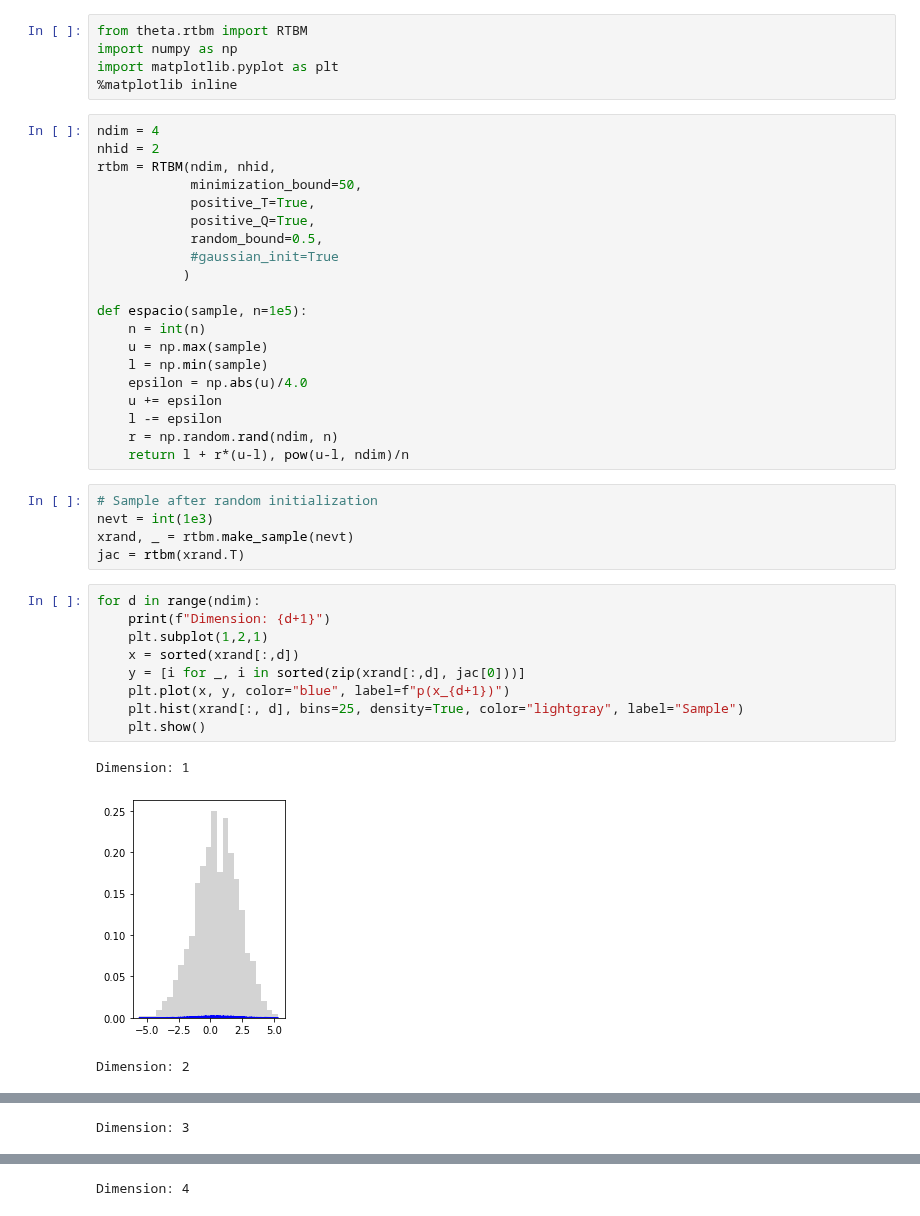
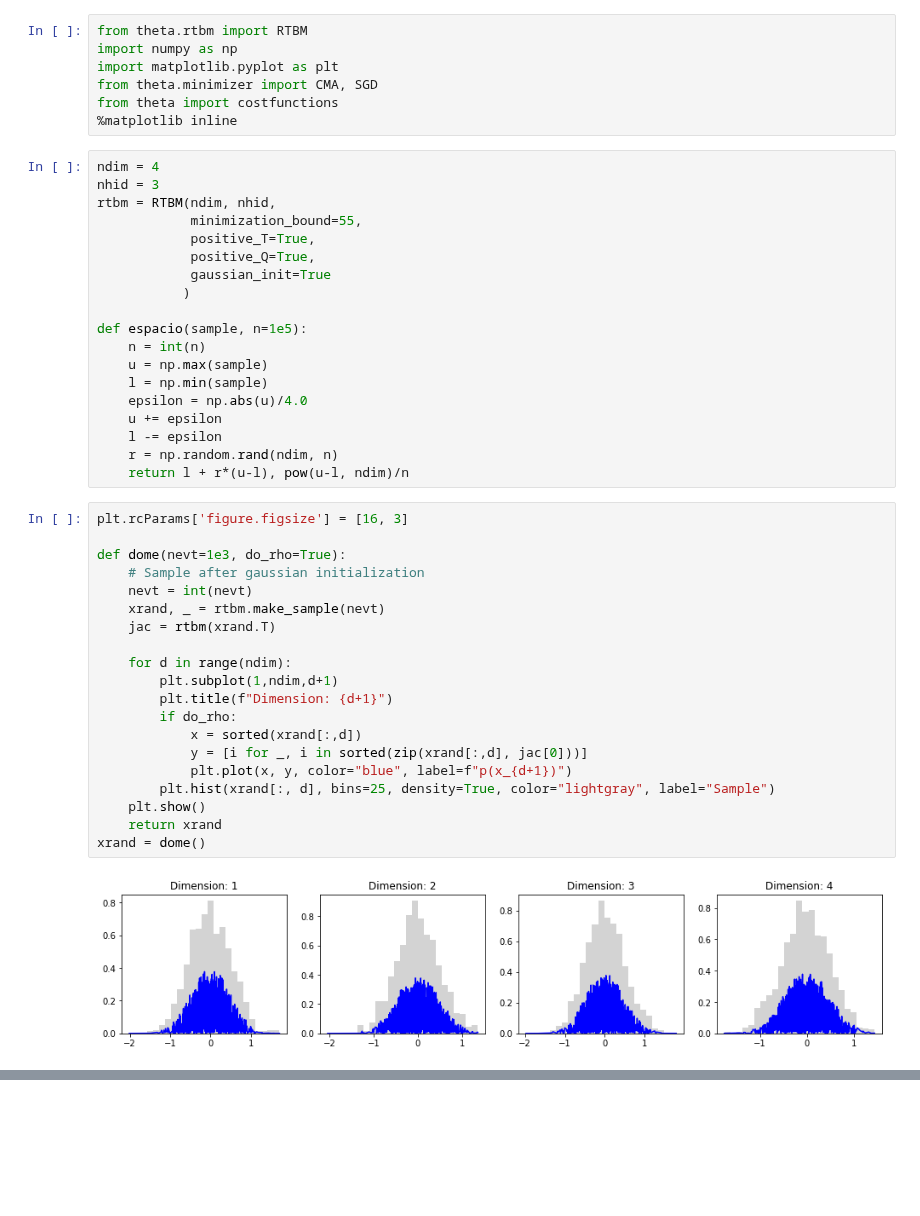
Before and after one commit to RiemannAI/theta, a Jupyter notebook: ThetaTests.ipynb, the cells around one changed output, grey strips where cells are left out. Saved outputs shown, nothing was run; the diff lists cells and outputs as text; blank space fills up the shorter version.

Commit message:
some improvements to the gaussian init

```diff
--- a/ThetaTests.ipynb
+++ b/ThetaTests.ipynb
@@ -2,16 +2,17 @@
 from theta.rtbm import RTBM
 import numpy as np
 import matplotlib.pyplot as plt
+from theta.minimizer import CMA, SGD
+from theta import costfunctions
 %matplotlib inline
 # %%
 ndim = 4
-nhid = 2
+nhid = 3
 rtbm = RTBM(ndim, nhid,
-            minimization_bound=50,
+            minimization_bound=55,
             positive_T=True,
             positive_Q=True,
-            random_bound=0.5,
-            #gaussian_init=True
+            gaussian_init=True
            )
 
 def espacio(sample, n=1e5):
@@ -23,21 +24,25 @@ def espacio(sample, n=1e5):
     l -= epsilon
     r = np.random.rand(ndim, n)
     return l + r*(u-l), pow(u-l, ndim)/n
-# %%
-# Sample after random initialization
-nevt = int(1e3)
-xrand, _ = rtbm.make_sample(nevt)
-jac = rtbm(xrand.T)
 # %%
-for d in range(ndim):
-    print(f"Dimension: {d+1}")
-    plt.subplot(1,2,1)
-    x = sorted(xrand[:,d])
-    y = [i for _, i in sorted(zip(xrand[:,d], jac[0]))]
-    plt.plot(x, y, color="blue", label=f"p(x_{d+1})")
-    plt.hist(xrand[:, d], bins=25, density=True, color="lightgray", label="Sample")
+plt.rcParams['figure.figsize'] = [16, 3]
+
+def dome(nevt=1e3, do_rho=True):
+    # Sample after gaussian initialization
+    nevt = int(nevt)
+    xrand, _ = rtbm.make_sample(nevt)
+    jac = rtbm(xrand.T)
+
+    for d in range(ndim):
+        plt.subplot(1,ndim,d+1)
+        plt.title(f"Dimension: {d+1}")
+        if do_rho:
+            x = sorted(xrand[:,d])
+            y = [i for _, i in sorted(zip(xrand[:,d], jac[0]))]
+            plt.plot(x, y, color="blue", label=f"p(x_{d+1})")
+        plt.hist(xrand[:, d], bins=25, density=True, color="lightgray", label="Sample")
     plt.show()
+    return xrand
+xrand = dome()
 # %% [output]
-Dimension: 1
-[figure, old version]
+[figure, new version]
-Dimension: 2
@@ -45 +48,0 @@ Dimension: 2
-Dimension: 3
@@ -47 +48,0 @@ Dimension: 3
-Dimension: 4
```
Also changed, not shown: parts of 5 cells of this notebook, 2 other files.
